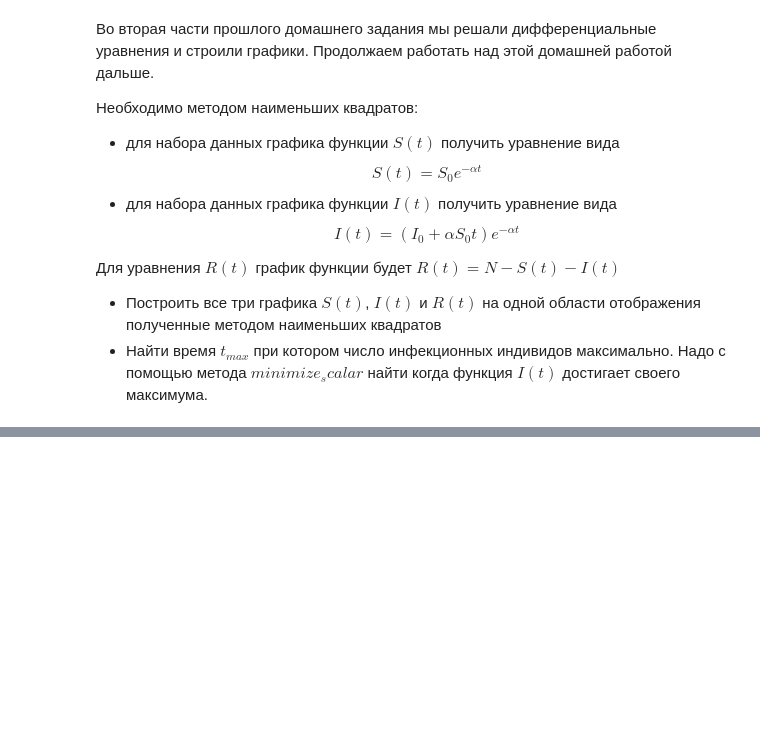
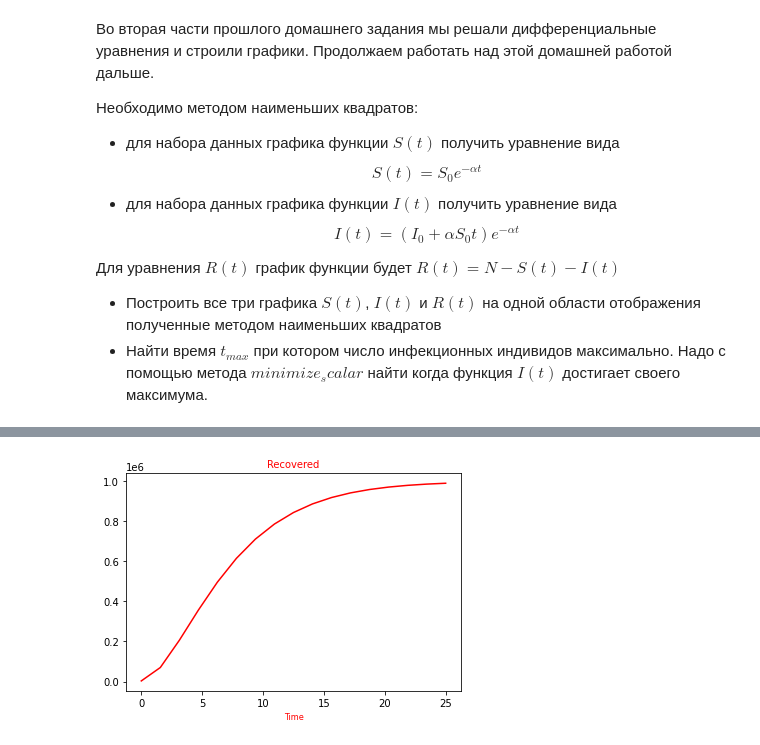
Before and after one commit to SaifuliAnna/DataScience_HW5, a Jupyter notebook: Hw5_2.ipynb, the cells around one changed output, grey strips where cells are left out. Cells and saved outputs as stored; diff of their text form; code cells hidden in the pictures; blank space fills up the shorter version.

```diff
--- a/Hw5_2.ipynb
+++ b/Hw5_2.ipynb
@@ -81,2 +91,14 @@ array([-1104145.58770846,  -650677.22709909,    41903.70691485,
+# %%
+R = N0 - func_s(t, sol_s[0]) - func_i(t, sol_s[0])
+# R
+
+plt.plot(t, R, color='red')
+
+plt.title('Recovered', fontsize=10, color='red')
+plt.xlabel('Time', fontsize=8, color='red')
+
+plt.show()
+# %% [output]
+[figure, added]
 # %%
 fig, ax = plt.subplots(figsize=(16, 10))
```
Also changed, not shown: parts of 11 cells of this notebook.
